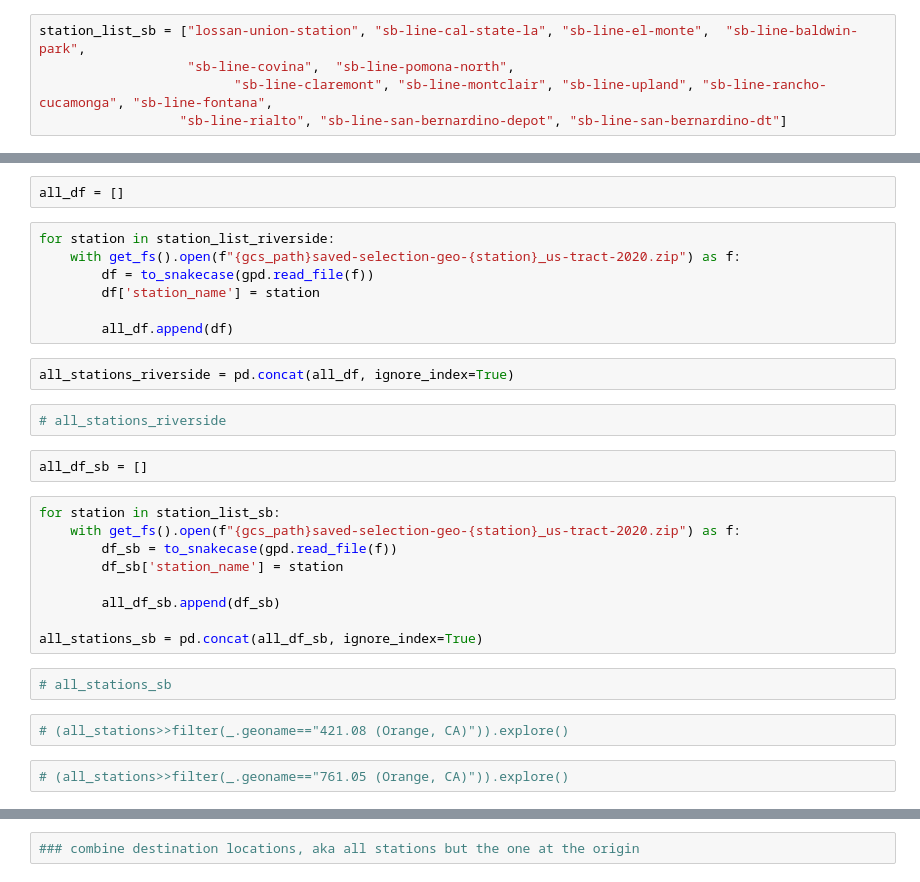
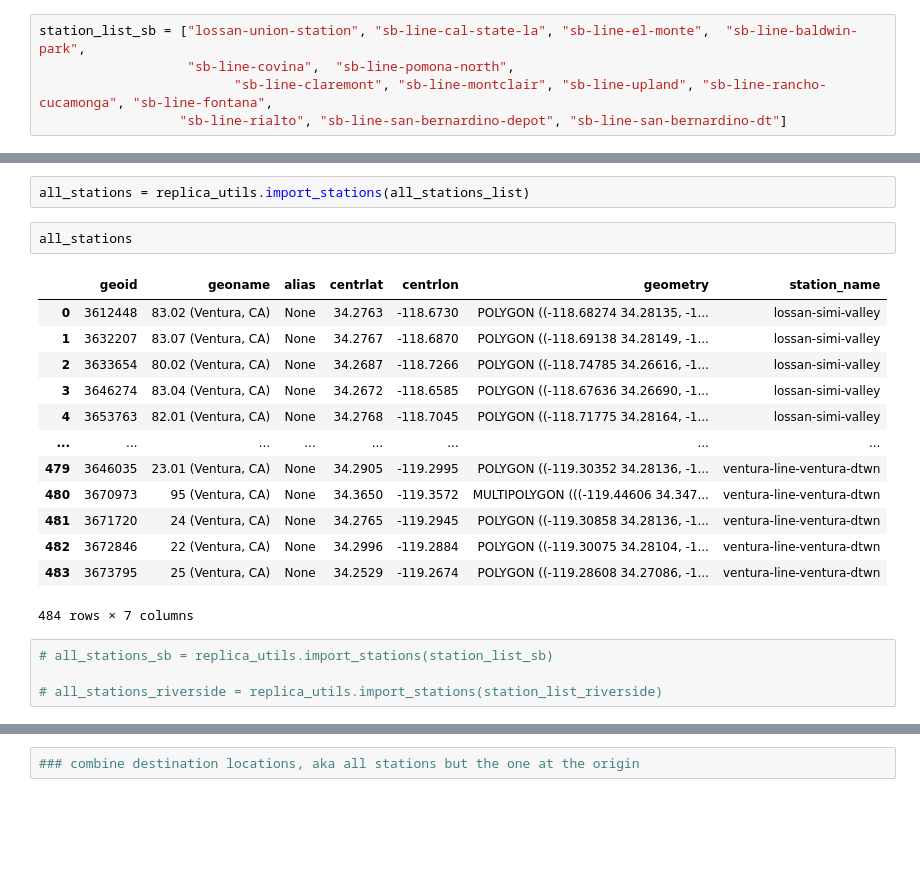
Before and after one commit to cal-itp/big-data-geoanalytics, a Jupyter notebook: replica/locations_selections/redefine_geographies.ipynb, the cells around one changed output, grey strips where cells are left out. Saved outputs shown, nothing was run; the diff lists cells and outputs as text; blank space fills up the shorter version.

```diff
--- a/replica/locations_selections/redefine_geographies.ipynb
+++ b/replica/locations_selections/redefine_geographies.ipynb
@@ -45,31 +70,23 @@ station_list_sb = ["lossan-union-station", "sb-line-cal-state-la", "sb-line-el-m
 # %%
-all_df = []
+all_stations = replica_utils.import_stations(all_stations_list)
-# %%
-for station in station_list_riverside:
-    with get_fs().open(f"{gcs_path}saved-selection-geo-{station}_us-tract-2020.zip") as f:
-        df = to_snakecase(gpd.read_file(f))
-        df['station_name'] = station
-
-        all_df.append(df)
-# %%
-all_stations_riverside = pd.concat(all_df, ignore_index=True)
-# %%
-# all_stations_riverside
+# %%
+all_stations
+# %% [output]
+|  | geoid | geoname | alias | centrlat | centrlon | geometry | station_name |
+| 0 | 3612448 | 83.02 (Ventura, CA) | None | 34.2763 | -118.6730 | POLYGON ((-118.68274 34.28135, -1... | lossan-simi-valley |
+| 1 | 3632207 | 83.07 (Ventura, CA) | None | 34.2767 | -118.6870 | POLYGON ((-118.69138 34.28149, -1... | lossan-simi-valley |
+| 2 | 3633654 | 80.02 (Ventura, CA) | None | 34.2687 | -118.7266 | POLYGON ((-118.74785 34.26616, -1... | lossan-simi-valley |
+| 3 | 3646274 | 83.04 (Ventura, CA) | None | 34.2672 | -118.6585 | POLYGON ((-118.67636 34.26690, -1... | lossan-simi-valley |
+| 4 | 3653763 | 82.01 (Ventura, CA) | None | 34.2768 | -118.7045 | POLYGON ((-118.71775 34.28164, -1... | lossan-simi-valley |
+| ... | ... | ... | ... | ... | ... | ... | ... |
+| 479 | 3646035 | 23.01 (Ventura, CA) | None | 34.2905 | -119.2995 | POLYGON ((-119.30352 34.28136, -1... | ventura-line-ventura-dtwn |
+| 480 | 3670973 | 95 (Ventura, CA) | None | 34.3650 | -119.3572 | MULTIPOLYGON (((-119.44606 34.347... | ventura-line-ventura-dtwn |
+| 481 | 3671720 | 24 (Ventura, CA) | None | 34.2765 | -119.2945 | POLYGON ((-119.30858 34.28136, -1... | ventura-line-ventura-dtwn |
+| 482 | 3672846 | 22 (Ventura, CA) | None | 34.2996 | -119.2884 | POLYGON ((-119.30075 34.28104, -1... | ventura-line-ventura-dtwn |
+| 483 | 3673795 | 25 (Ventura, CA) | None | 34.2529 | -119.2674 | POLYGON ((-119.28608 34.27086, -1... | ventura-line-ventura-dtwn |
+484 rows × 7 columns
 # %%
-all_df_sb = []
+# all_stations_sb = replica_utils.import_stations(station_list_sb)
+
+# all_stations_riverside = replica_utils.import_stations(station_list_riverside)
-# %%
-for station in station_list_sb:
-    with get_fs().open(f"{gcs_path}saved-selection-geo-{station}_us-tract-2020.zip") as f:
-        df_sb = to_snakecase(gpd.read_file(f))
-        df_sb['station_name'] = station
-
-        all_df_sb.append(df_sb)
-
-all_stations_sb = pd.concat(all_df_sb, ignore_index=True)
-# %%
-# all_stations_sb
-# %%
-# (all_stations>>filter(_.geoname=="421.08 (Orange, CA)")).explore()
-# %%
-# (all_stations>>filter(_.geoname=="761.05 (Orange, CA)")).explore()
 # %%
```
Also changed, not shown: parts of 18 cells of this notebook, 1 other file.
